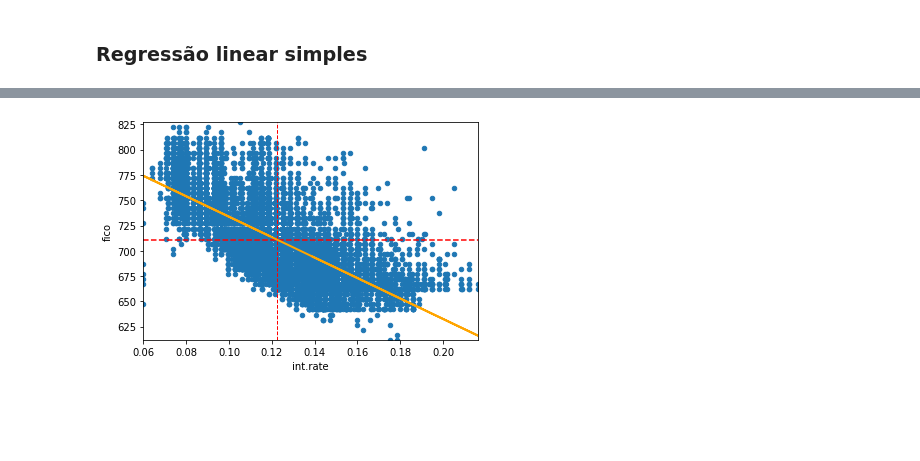
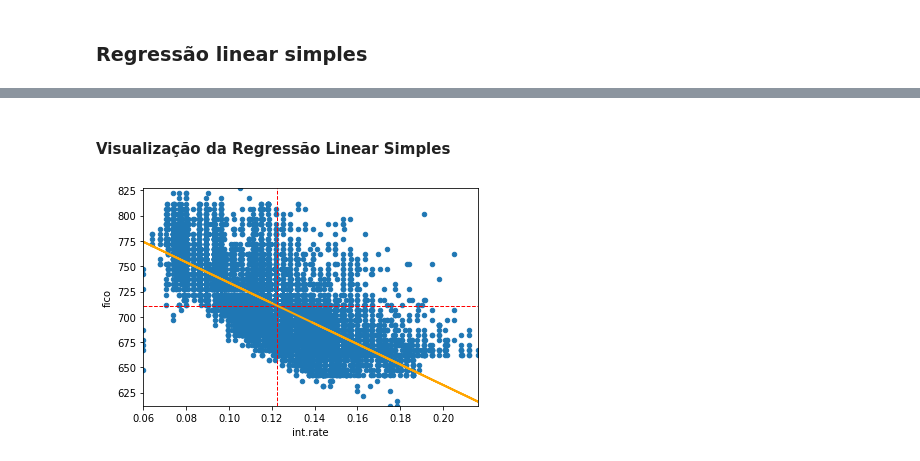
Before and after one commit to wander-asb/Emprestimos, a Jupyter notebook: emprestimos_previsao.ipynb, the cells around one changed output, grey strips where cells are left out. Drawn from its saved outputs; the diff is of its cells as text; code cells hidden in the pictures; blank space fills up the shorter version.

```diff
--- a/emprestimos_previsao.ipynb
+++ b/emprestimos_previsao.ipynb
@@ -140,14 +145,14 @@ table_preview.head(11)
+# %% [markdown]
+#### Visualização da Regressão Linear Simples
 # %%
 x_range = [df_emprestimos['int.rate'].min(), df_emprestimos['int.rate'].max()]
 y_range = [df_emprestimos['fico'].min(), df_emprestimos['fico'].max()]
 
-
-
 scatter_plot = df_emprestimos.plot(kind='scatter', x = 'int.rate', y = 'fico', xlim = x_range, ylim = y_range)
 
-meanY = scatter_plot.plot(x_range, [df_emprestimos['fico'].mean(), df_emprestimos['fico'].mean()], '--', color='red')
+meanY = scatter_plot.plot(x_range, [df_emprestimos['fico'].mean(), df_emprestimos['fico'].mean()], '--', color='red', linewidth = 1)
 meanX = scatter_plot.plot([df_emprestimos['int.rate'].mean(), df_emprestimos['int.rate'].mean()], y_range, '--', color = 'red', linewidth = 1)
 
 linha = scatter_plot.plot(df_emprestimos['int.rate'], valores_previstos, '-', color='orange', linewidth = 2)
 # %% [output]
-[figure, old version]
+[figure, new version]
```
Also changed, not shown: parts of 3 cells of this notebook.
